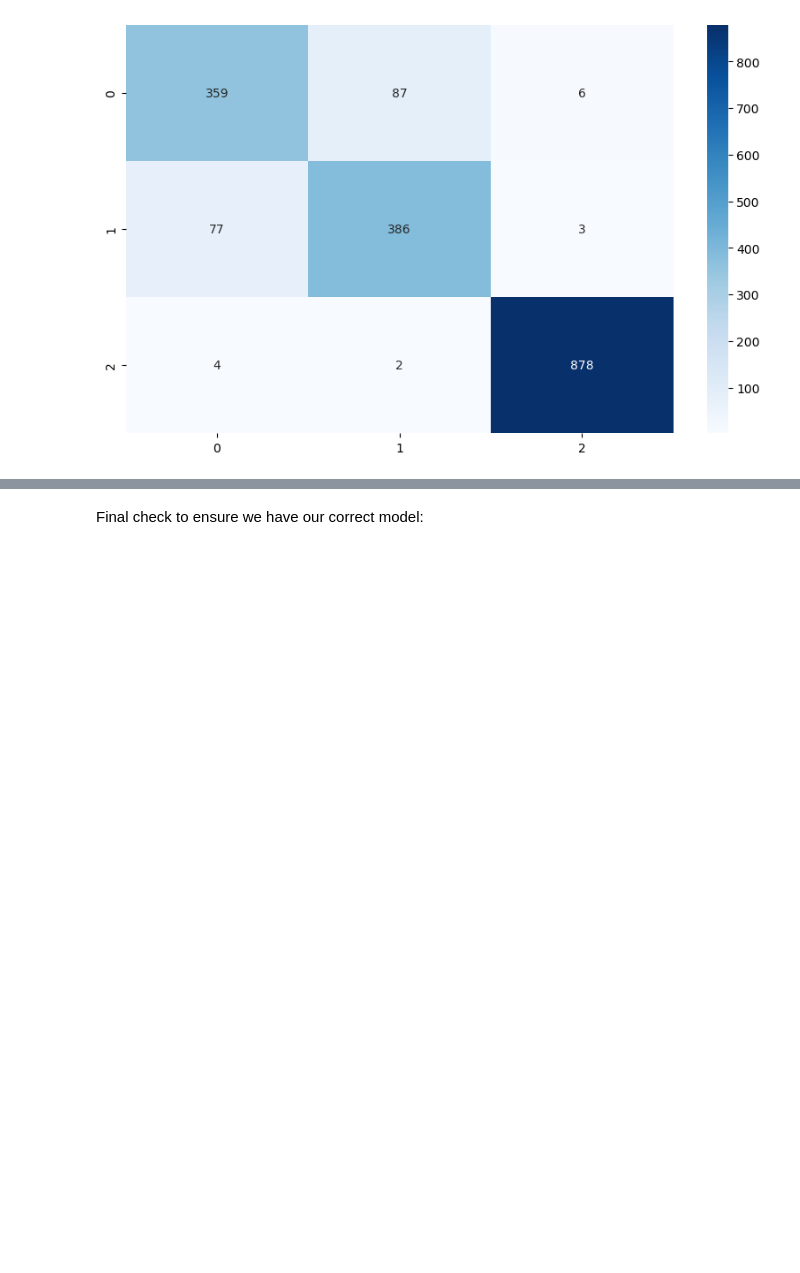
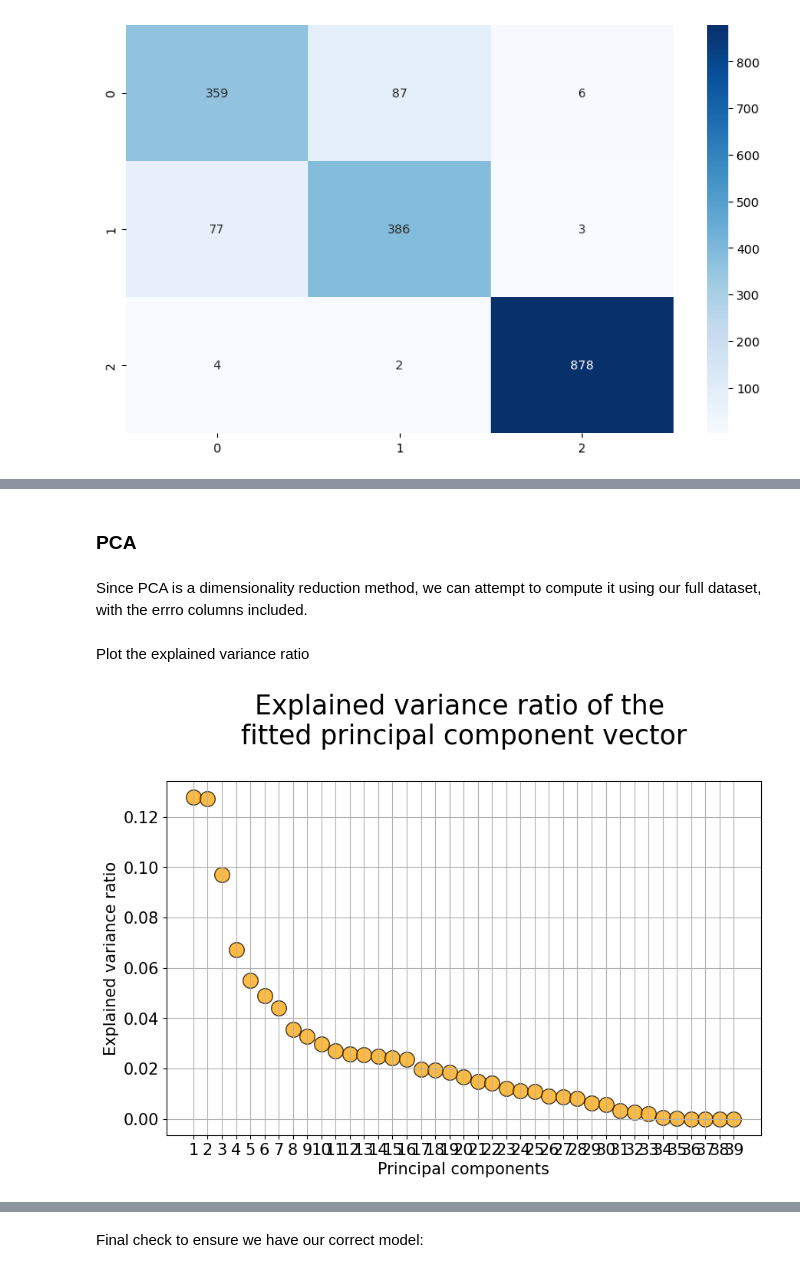
Before and after one commit to adrianveen/lhl_final_project, a Jupyter notebook: notebooks/preprocessing.ipynb, the cells around one changed output, grey strips where cells are left out. Drawn from its saved outputs; the diff is of its cells as text; code cells hidden in the pictures; blank space fills up the shorter version.

```diff
--- a/notebooks/preprocessing.ipynb
+++ b/notebooks/preprocessing.ipynb
@@ -1220,0 +1301,30 @@ Final steps for preprocessing will be saving the model, which we can then use in
+# %% [markdown]
+### PCA
+# %% [markdown]
+Since PCA is a dimensionality reduction method, we can attempt to compute it using our full dataset, with the errro columns included.
+# %%
+#instantiating PCA object
+pca = PCA(n_components=None, random_state=23)
+
+#scale our data using standard scaler
+scaler = StandardScaler()
+X_scaled = scaler.fit_transform(X)
+# %%
+#fit and transform our scaled data
+X_pca = pca.fit(X_scaled)
+# %% [markdown]
+Plot the explained variance ratio
+# %%
+plt.figure(figsize=(10,6))
+plt.scatter(x=[i+1 for i in range(len(X_pca.explained_variance_ratio_))],
+            y=X_pca.explained_variance_ratio_,
+           s=200, alpha=0.75,c='orange',edgecolor='k')
+plt.grid(True)
+plt.title("Explained variance ratio of the \nfitted principal component vector\n",fontsize=25)
+plt.xlabel("Principal components",fontsize=15)
+plt.xticks([i+1 for i in range(len(X_pca.explained_variance_ratio_))],fontsize=15)
+plt.yticks(fontsize=15)
+plt.ylabel("Explained variance ratio",fontsize=15)
+plt.show()
+# %% [output]
+[figure, added]
```
Also changed, not shown: parts of 33 cells of this notebook, 2 other files.
